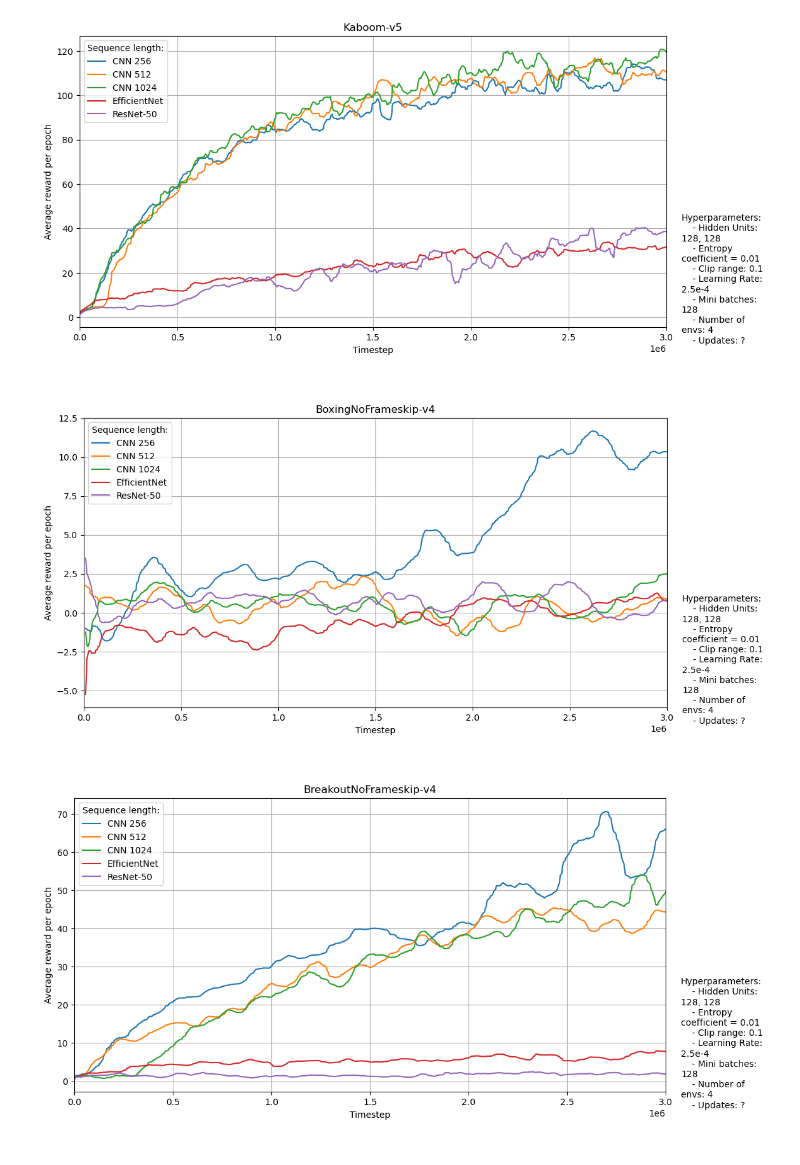
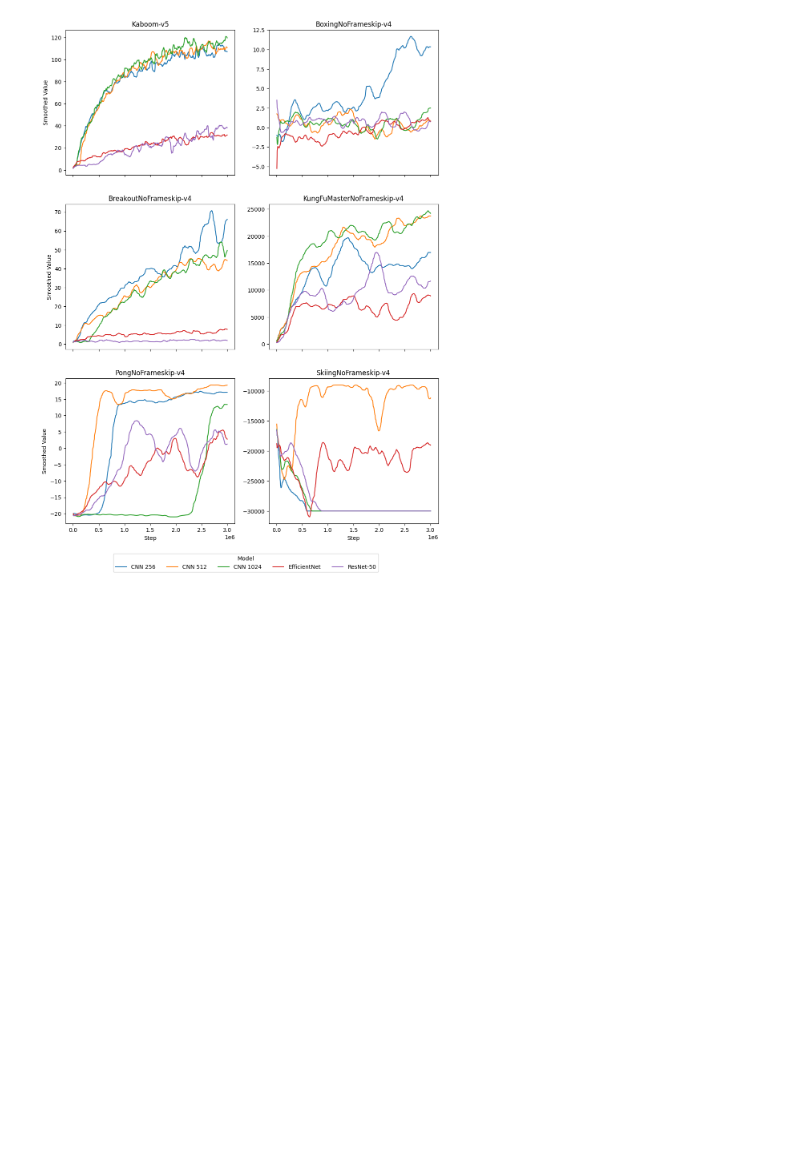
Before and after one commit to microcosmAI/RL-Vision-Comparison, a Jupyter notebook: plot.ipynb, the cells around one changed output. Cells and saved outputs as stored; diff of their text form; code cells hidden in the pictures; blank space fills up the shorter version.

Commit message:
Update plotting notebook to plot all graphs into one figure.

```diff
--- a/plot.ipynb
+++ b/plot.ipynb
@@ -6,7 +6,12 @@ import matplotlib.pyplot as plt
 envs = ["ALE_Kaboom-v5", "Boxing_BoxingNoFrameskip-v4", "Breakout_BreakoutNoFrameskip-v4",
         "KungFuMaster_KungFuMasterNoFrameskip-v4", "Pong_PongNoFrameskip-v4", "Skiing_SkiingNoFrameskip-v4"]
 
-for env in envs:
+figure, axis = plt.subplots(3,2, sharex=True)
+figure.set_figwidth(12)
+figure.set_figheight(16)
+
+model_names = ['CNN 256', 'CNN 512', 'CNN 1024', 'EfficientNet', 'ResNet-50']
+for i, env in enumerate(envs):
     short_env_name = env[env.find('_')+1:]
     df1 = pd.read_csv(f"plots_csvs/{env}_CNN_256_PPO_lr0.00025_netarch[128,_128]_batchsize128_timesteps3000000_1.csv")
     df2 = pd.read_csv(f"plots_csvs/{env}_CNN_512_PPO_lr0.00025_netarch[128,_128]_batchsize128_timesteps3000000_1.csv")
@@ -17,45 +22,51 @@ for env in envs:
     # Add a column to differentiate between the files
     df1['File'] = 'CNN 256'
     df2['File'] = 'CNN 512'
     df3['File'] = 'CNN 1024'
     df4['File'] = 'EfficientNet'
     df5['File'] = 'ResNet-50'
 
     # Concatenate the DataFrames
     df = pd.concat([df1, df2, df3, df4, df5])
 
     # Apply a rolling window to smooth the data over 10 data points
     window_size = 20
     df['Rolling Min'] = df.groupby('File')['Value'].transform(lambda x: x.rolling(window=window_size, min_periods=1).min())
     df['Rolling Max'] = df.groupby('File')['Value'].transform(lambda x: x.rolling(window=window_size, min_periods=1).max())
     df['Smoothed Value'] = df.groupby('File')['Value'].transform(lambda x: x.rolling(window=window_size, min_periods=1).mean())
 
     # Plotting using seaborn
-    plt.figure(figsize=(12, 6))
-    ax = plt.gca()
-    sns.lineplot(data=df, x='Step', y='Smoothed Value', hue='File', style='File', dashes=False)
+    #plt.figure(figsize=(12, 6))
+    #ax = plt.gca()
+    ax = sns.lineplot(data=df, x='Step', y='Smoothed Value', hue='File', style='File', dashes=False, ax=axis[i//2, i%2], legend=False)
+    colors = [l.get_c() for l in ax.get_lines()]
+    lines = ax.get_lines()
 
-    plt.title(short_env_name)
-    plt.xlabel('Timestep')
-    plt.ylabel('Average reward per epoch')
-    plt.grid(True)
-    plt.legend(title='Sequence length:')
-    ax.set_xlim(0, 3e6)
+    axis[i//2, i%2].set_title(short_env_name)
+    if i%2 == 1:
+        axis[i//2, i%2].set_ylabel('')
+    #plt.xlabel('Timestep')
+    #plt.ylabel('Average reward per epoch')
+    #plt.grid(True)
+    #plt.legend(title='Model:')
+    #ax.set_xlim(0, 3e6)
 
     hyperparameters_text = """
     Hyperparameters:
     - Hidden Units: 128, 128
     - Entropy coefficient = 0.01
     - Clip range: 0.1
     - Learning Rate: 2.5e-4
     - Mini batches: 128
     - Number of envs: 4
     - Updates: ?
     """
-    plt.figtext(0.92, 0.25, hyperparameters_text, wrap=True, verticalalignment='center', fontsize=10)
-    plt.savefig(f"{short_env_name}.png")
-    plt.show()
+    #plt.figtext(0.92, 0.25, hyperparameters_text, wrap=True, verticalalignment='center', fontsize=10)
+    #plt.savefig(f"plots/{short_env_name}.pdf", format="pdf", bbox_inches="tight")
+figure.legend(handles=lines, labels=model_names, ncol=5, loc='lower center', bbox_to_anchor=(0.5, 0.03),
+             title='Model')
+plt.savefig(f"plots/all_plots_tight.png", bbox_inches="tight")
+plt.savefig(f"plots/all_plots_tight.pdf", format='pdf', bbox_inches="tight")
+plt.show()
 # %% [output]
-[figure, old version]
+[figure, new version]
-[figure, removed]
-[figure, removed]
```
Also changed, not shown: parts of 1 cell of this notebook.
